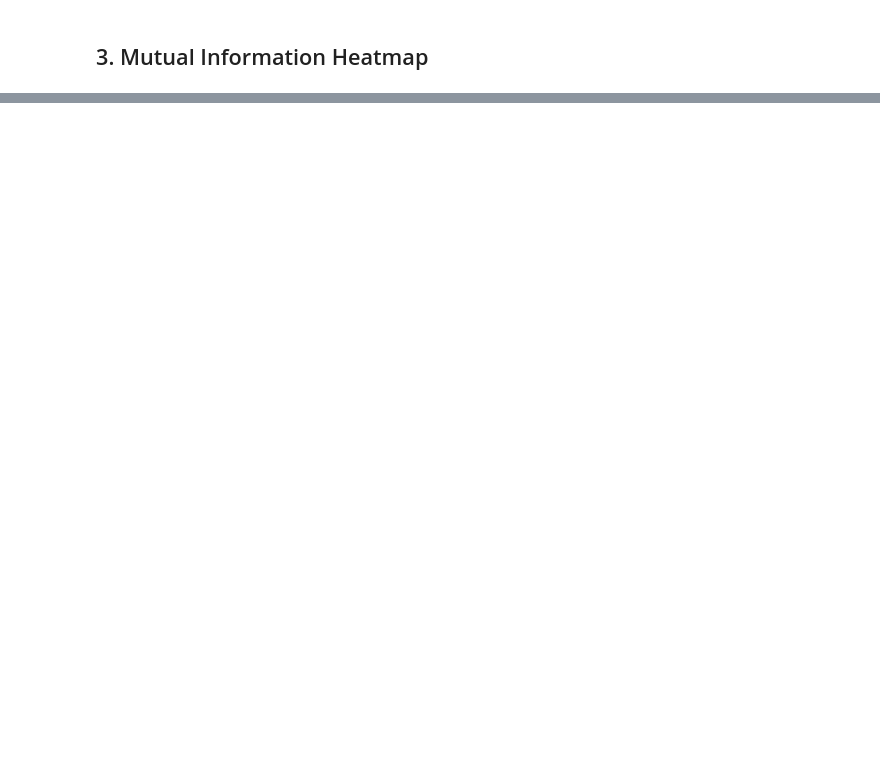
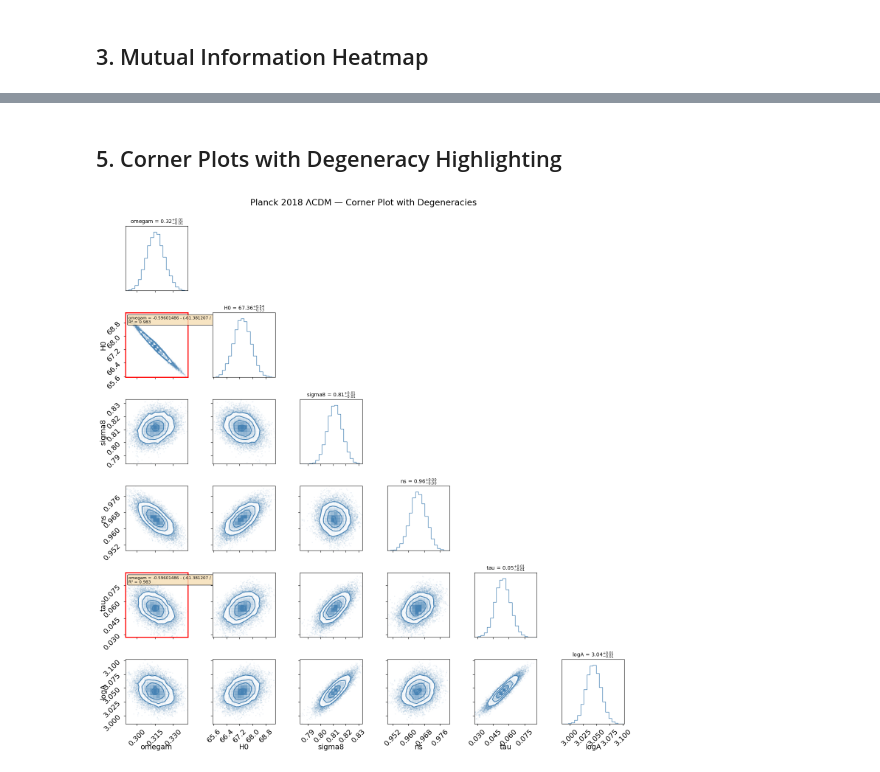
Before and after one commit to chaipattira/degen_detector, a Jupyter notebook: notebooks/planck_analysis.ipynb, the cells around one changed output, grey strips where cells are left out. Saved outputs shown, nothing was run; the diff lists cells and outputs as text; code cells hidden in the pictures; blank space fills up the shorter version.

```diff
--- a/notebooks/planck_analysis.ipynb
+++ b/notebooks/planck_analysis.ipynb
@@ -7,11 +12,14 @@ known cosmological degeneracies.
 # %%
+try:
+    import dill as pickle  # dill can unpickle lambdas
+except ImportError:
+    import pickle
+from pathlib import Path
+
 import sys
 import numpy as np
 import matplotlib.pyplot as plt
-sys.path.insert(0, '/anvil/scratch/x-ctirapongpra/degen_detector/')
-from degen_detector import DegenDetector
-from getdist import loadMCSamples
 
 %matplotlib inline
-plt.rcParams.update({'font.size': 16, 'figure.figsize': (14, 10)})
+plt.rcParams.update({'font.size': 14, 'figure.figsize': (15, 5)})
 # %% [markdown]
@@ -223,0 +184,14 @@ for cf in successful[:5]:  # Show top 5 fits
+# %% [markdown]
+## 5. Corner Plots with Degeneracy Highlighting
+# %%
+# Corner plot with discovered degeneracies highlighted
+fig = plot_corner_with_degeneracy(
+    samples,
+    param_names,
+    results,
+    color='steelblue'
+)
+fig.suptitle('Planck 2018 ΛCDM — Corner Plot with Degeneracies', y=1.02)
+plt.show()
+# %% [output]
+[figure, added]
```
Also changed, not shown: parts of 9 cells of this notebook, 2 other files.
